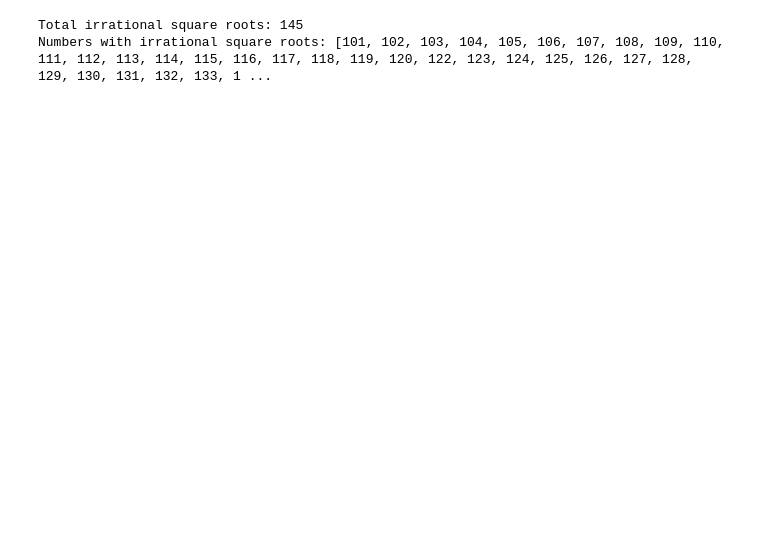
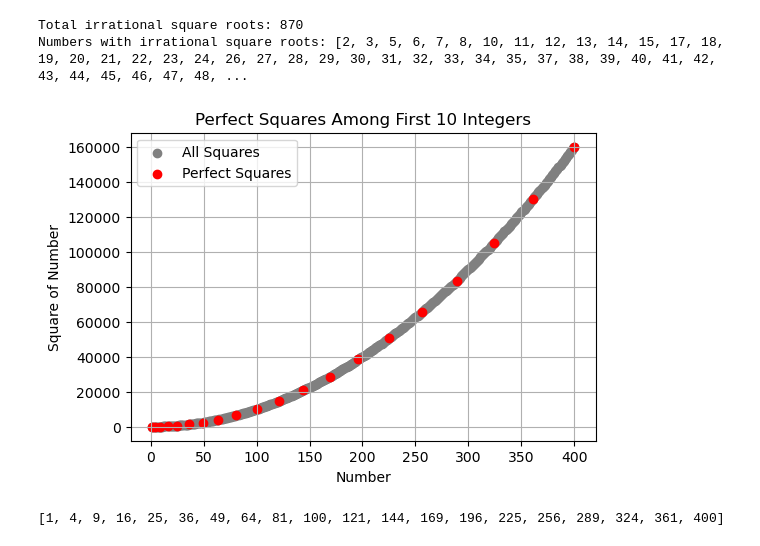
Before and after one commit to jagdevsinghdosanjh/MathDataExploration, a Jupyter notebook: anaconda_projects/db/How_Many_Irrational.ipynb, the cells around one changed output. Cells and saved outputs as stored; diff of their text form; code cells hidden in the pictures; blank space fills up the shorter version.

```diff
--- a/anaconda_projects/db/How_Many_Irrational.ipynb
+++ b/anaconda_projects/db/How_Many_Irrational.ipynb
@@ -2,7 +2,7 @@
 import math
 
 # Define the range
-numbers = range(101, 251)
+numbers = range(1, 901)
 
 # Check for irrational square roots
 irrational_numbers = [n for n in numbers if math.sqrt(n) % 1 != 0]
@@ -11,8 +11,8 @@ irrational_numbers = [n for n in numbers if math.sqrt(n) % 1 != 0]
 print(f"Total irrational square roots: {len(irrational_numbers)}")
 print("Numbers with irrational square roots:", irrational_numbers)
 # %% [output]
-Total irrational square roots: 145
-Numbers with irrational square roots: [101, 102, 103, 104, 105, 106, 107, 108, 109, 110, 111, 112, 113, 114, 115, 116, 117, 118, 119, 120, 122, 123, 124, 125, 126, 127, 128, 129, 130, 131, 132, 133, 1 ...
+Total irrational square roots: 870
+Numbers with irrational square roots: [2, 3, 5, 6, 7, 8, 10, 11, 12, 13, 14, 15, 17, 18, 19, 20, 21, 22, 23, 24, 26, 27, 28, 29, 30, 31, 32, 33, 34, 35, 37, 38, 39, 40, 41, 42, 43, 44, 45, 46, 47, 48, ...
 # %%
 import numpy as np
 import matplotlib.pyplot as plt
@@ -72,3 +72,29 @@ plt.grid(True)
 
 # Show plot
 plt.show()
+# %%
+# Visualize the perfect squares among the first ten integers using NumPy and Matplotlib.
+import numpy as np
+import matplotlib.pyplot as plt
+
+# First 10 integers
+numbers = np.arange(1, 401)
+
+# Identify perfect squares
+perfect_squares = [n for n in numbers if int(np.sqrt(n))**2 == n]
+
+# Plot
+plt.figure(figsize=(6, 4))
+plt.scatter(numbers, numbers**2, color="gray", label="All Squares")
+plt.scatter(perfect_squares, np.array(perfect_squares)**2, color="red", label="Perfect Squares", marker="o")
+
+plt.xlabel("Number")
+plt.ylabel("Square of Number")
+plt.title("Perfect Squares Among First 10 Integers")
+plt.legend()
+plt.grid(True)
+plt.show()
+print(perfect_squares)
+# %% [output]
+[figure, added]
+[1, 4, 9, 16, 25, 36, 49, 64, 81, 100, 121, 144, 169, 196, 225, 256, 289, 324, 361, 400]
```
Also changed, not shown: 3 other files.
